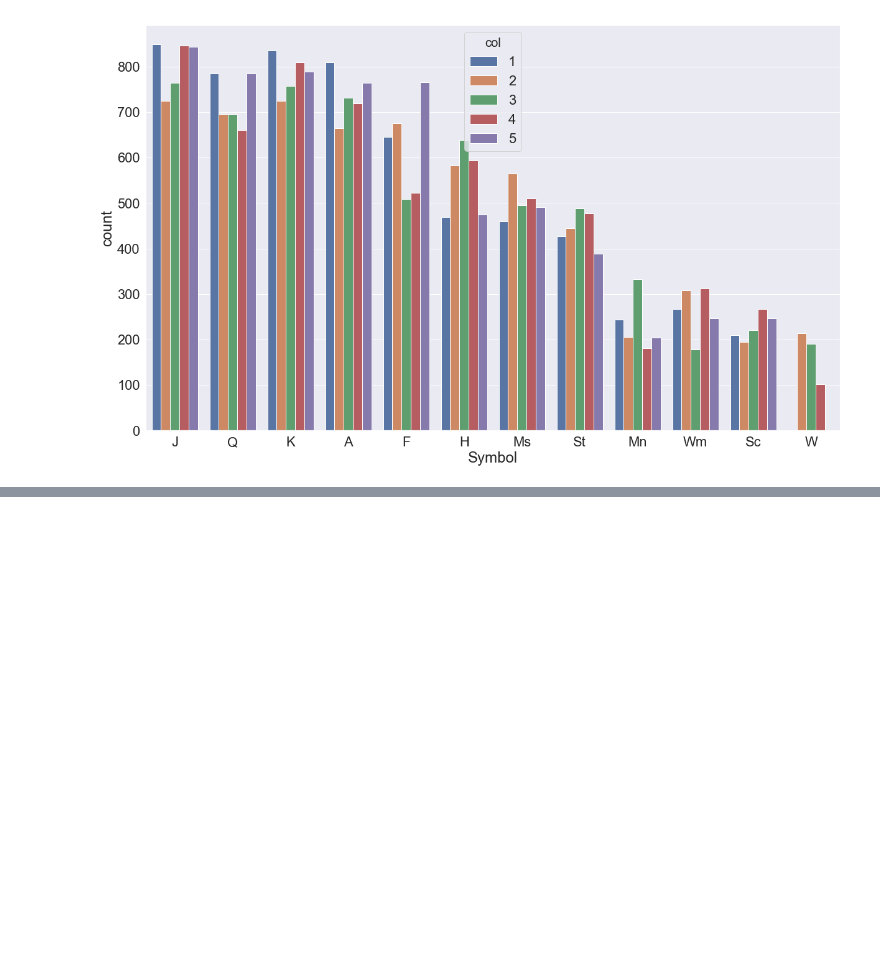
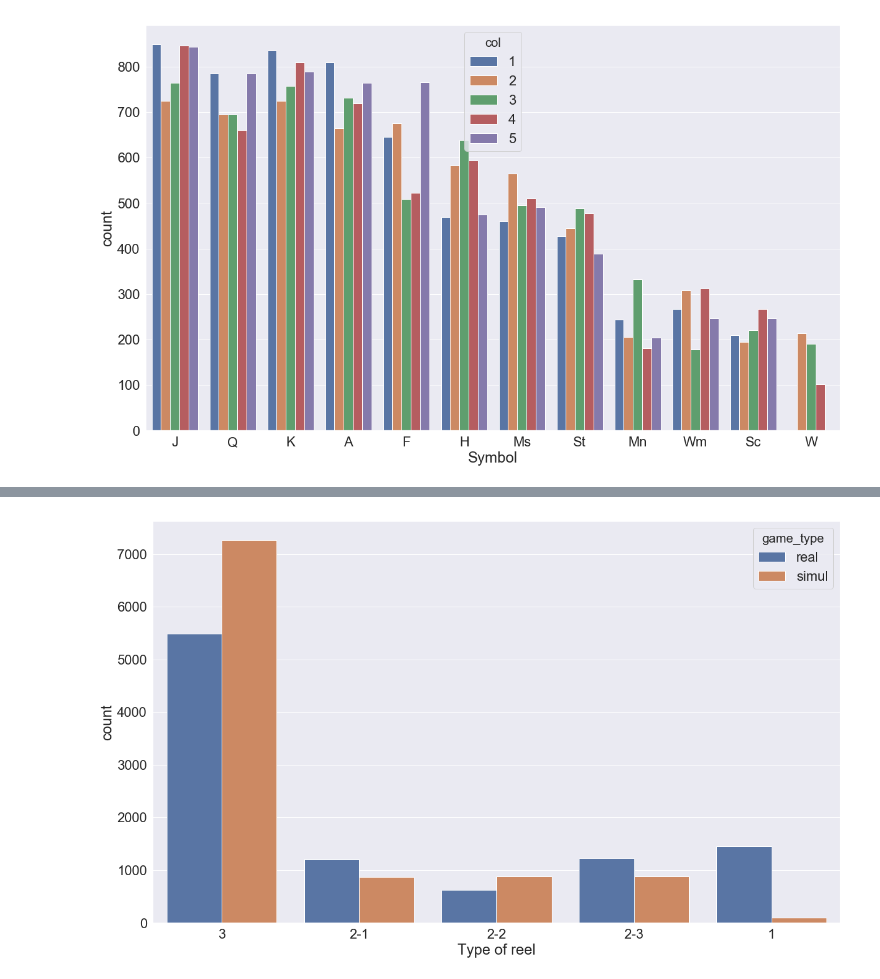
Before and after one commit to Jaepal/data-science-portfolio, a Jupyter notebook: slot_machine/Data_Exploration.ipynb, the cells around one changed output, grey strips where cells are left out. Saved outputs shown, nothing was run; the diff lists cells and outputs as text; code cells hidden in the pictures; blank space fills up the shorter version.

```diff
--- a/slot_machine/Data_Exploration.ipynb
+++ b/slot_machine/Data_Exploration.ipynb
@@ -1283,0 +1419,31 @@ def spin_masque():
+# %%
+# 실제 게임의 각 reel의 유형, symbol 저장
+
+mq_real_reel1_rtype, mq_real_reel1_rsymbols = getReelInfo(mq_slot_result, 1)
+mq_real_reel2_rtype, mq_real_reel2_rsymbols = getReelInfo(mq_slot_result, 2)
+mq_real_reel3_rtype, mq_real_reel3_rsymbols = getReelInfo(mq_slot_result, 3)
+mq_real_reel4_rtype, mq_real_reel4_rsymbols = getReelInfo(mq_slot_result, 4)
+mq_real_reel5_rtype, mq_real_reel5_rsymbols = getReelInfo(mq_slot_result, 5)
+
+mq_real_reel_rtype = mq_real_reel1_rtype + mq_real_reel2_rtype + mq_real_reel3_rtype+ mq_real_reel4_rtype + mq_real_reel5_rtype
+
+
+# 가상 게임의 각 reel의 유형, symbol 저장
+
+mq_simul_reel1_rtype, mq_simul_reel1_rsymbols = getReelInfo(mq_simul_result, 1)
+mq_simul_reel2_rtype, mq_simul_reel2_rsymbols = getReelInfo(mq_simul_result, 2)
+mq_simul_reel3_rtype, mq_simul_reel3_rsymbols = getReelInfo(mq_simul_result, 3)
+mq_simul_reel4_rtype, mq_simul_reel4_rsymbols = getReelInfo(mq_simul_result, 4)
+mq_simul_reel5_rtype, mq_simul_reel5_rsymbols = getReelInfo(mq_simul_result, 5)
+
+mq_simul_reel_rtype = mq_simul_reel1_rtype + mq_simul_reel2_rtype + mq_simul_reel3_rtype + mq_simul_reel4_rtype + mq_simul_reel5_rtype
+
+
+# 비교를 위해 실제 게임 데이터의 reel_type을 담을 DataFrame을 생성
+
+df_mq_rtype = pd.DataFrame(columns=['reel_type', 'reel_num', 'game_type'])
+df_mq_rtype['reel_type'] = mq_real_reel_rtype + mq_simul_reel_rtype
+df_mq_rtype['reel_num'] = (['reel_1'] * 2000 + ['reel_2'] * 2000 + ['reel_3'] * 2000 + ['reel_4'] * 2000 + ['reel_5'] * 2000) * 2
+df_mq_rtype['game_type'] = ['real'] * 10000 + ['simul'] * 10000
+
+df_mq_rtype.head()
@@ -1283,0 +1457,9 @@ def spin_masque():
+# %%
+# 모든 reel의 reel_type 시각화
+
+plt.figure(figsize=(20,12))
+sns.countplot(x='reel_type', data=df_mq_rtype, order=['3', '2-1', '2-2', '2-3', '1'], hue='game_type')
+plt.xlabel("Type of reel")
+plt.show()
+# %% [output]
+[figure, added]
```
Also changed, not shown: parts of 12 cells of this notebook.
